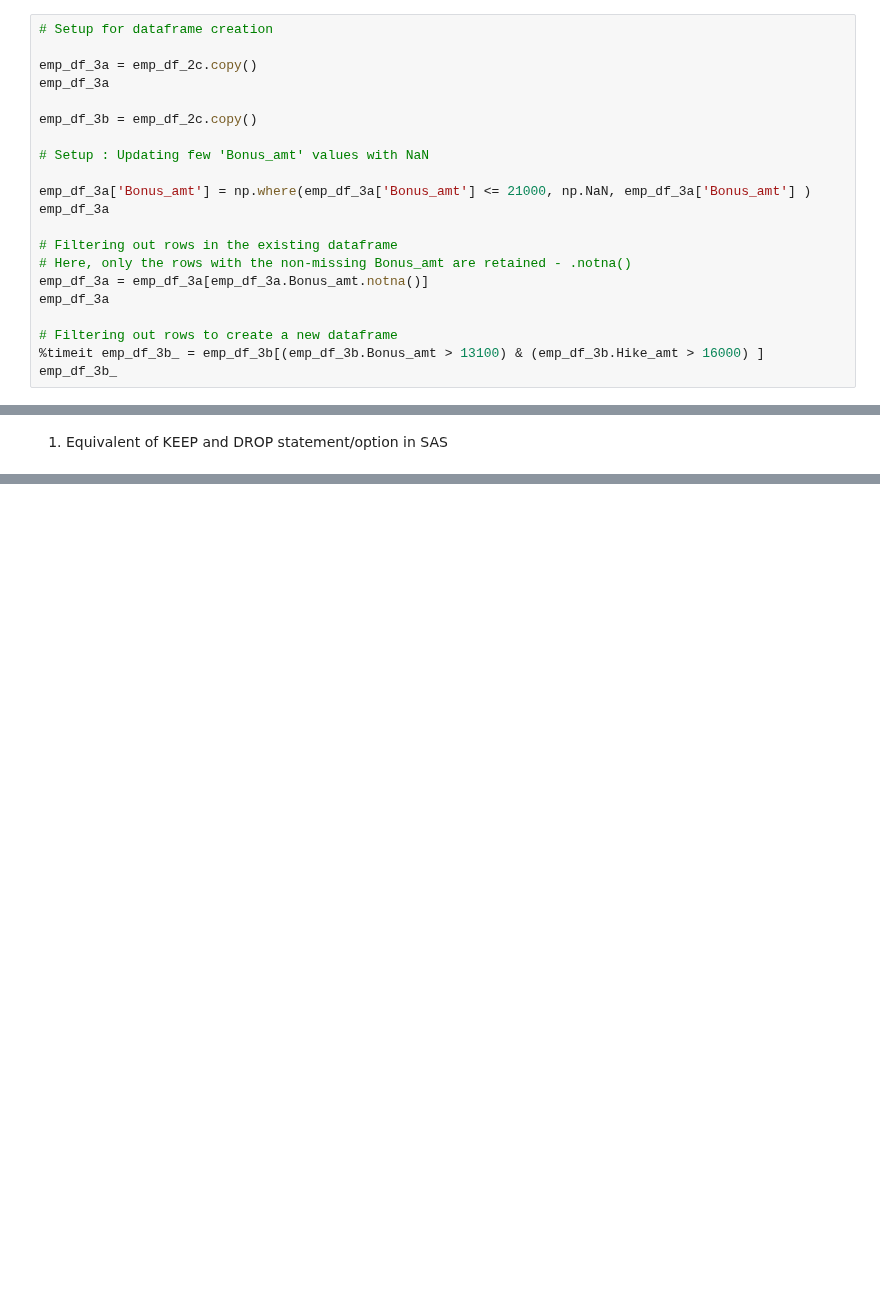
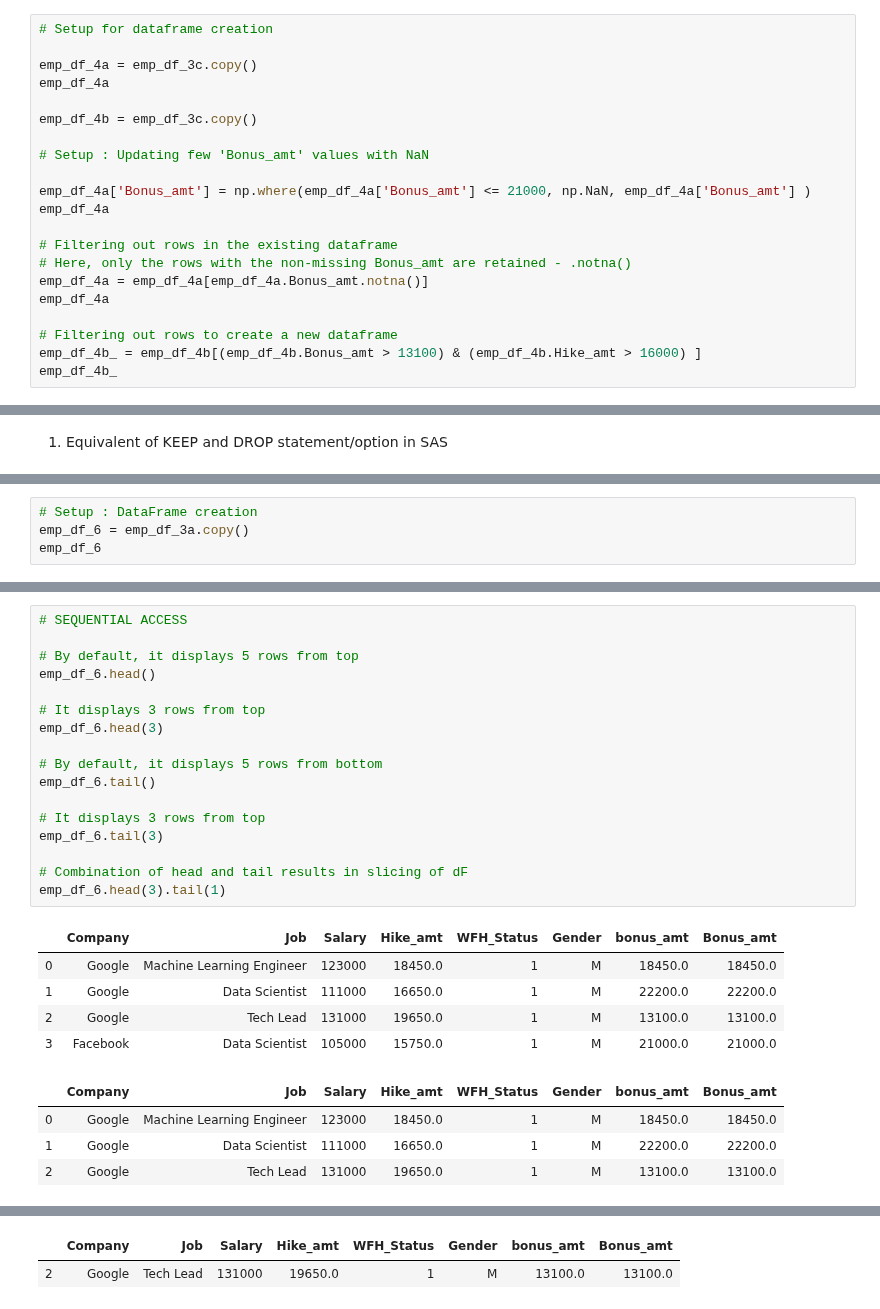
Before and after one commit to AbhishekKumar-0311/Machine-Learning-with-Python, a Jupyter notebook: Pandas/Learning_Pandas_Part_1.ipynb, the cells around one changed output, grey strips where cells are left out. Cells and saved outputs as stored; diff of their text form; blank space fills up the shorter version.

```diff
--- a/Pandas/Learning_Pandas_Part_1.ipynb
+++ b/Pandas/Learning_Pandas_Part_1.ipynb
@@ -416,24 +426,24 @@ filter_condition, something like df.A=='foo'
 # %%
 # Setup for dataframe creation
 
-emp_df_3a = emp_df_2c.copy()
-emp_df_3a
+emp_df_4a = emp_df_3c.copy()
+emp_df_4a
 
-emp_df_3b = emp_df_2c.copy()
+emp_df_4b = emp_df_3c.copy()
 
 # Setup : Updating few 'Bonus_amt' values with NaN
 
-emp_df_3a['Bonus_amt'] = np.where(emp_df_3a['Bonus_amt'] <= 21000, np.NaN, emp_df_3a['Bonus_amt'] )
-emp_df_3a
+emp_df_4a['Bonus_amt'] = np.where(emp_df_4a['Bonus_amt'] <= 21000, np.NaN, emp_df_4a['Bonus_amt'] )
+emp_df_4a
 
 # Filtering out rows in the existing dataframe
 # Here, only the rows with the non-missing Bonus_amt are retained - .notna()
-emp_df_3a = emp_df_3a[emp_df_3a.Bonus_amt.notna()]
-emp_df_3a
+emp_df_4a = emp_df_4a[emp_df_4a.Bonus_amt.notna()]
+emp_df_4a
 
 # Filtering out rows to create a new dataframe
-%timeit emp_df_3b_ = emp_df_3b[(emp_df_3b.Bonus_amt > 13100) & (emp_df_3b.Hike_amt > 16000) ]
-emp_df_3b_
+emp_df_4b_ = emp_df_4b[(emp_df_4b.Bonus_amt > 13100) & (emp_df_4b.Hike_amt > 16000) ]
+emp_df_4b_
 # %% [output]
 |  | Company | Job | Salary | Hike_amt | WFH_Status | Gender | Bonus_amt |
 | 0 | Google | Machine Learning Engineer | 123000 | 18450.0 | 1 | M | 18450.0 |
@@ -520,0 +822,4 @@ emp_df_2h1
+# %%
+# Setup : DataFrame creation
+emp_df_6 = emp_df_3a.copy()
+emp_df_6
@@ -520,0 +832,27 @@ emp_df_2h1
+# %%
+# SEQUENTIAL ACCESS
+
+# By default, it displays 5 rows from top
+emp_df_6.head()
+
+# It displays 3 rows from top
+emp_df_6.head(3)
+
+# By default, it displays 5 rows from bottom
+emp_df_6.tail()
+
+# It displays 3 rows from top
+emp_df_6.tail(3)
+
+# Combination of head and tail results in slicing of dF
+emp_df_6.head(3).tail(1)
+# %% [output]
+|  | Company | Job | Salary | Hike_amt | WFH_Status | Gender | bonus_amt | Bonus_amt |
+| 0 | Google | Machine Learning Engineer | 123000 | 18450.0 | 1 | M | 18450.0 | 18450.0 |
+| 1 | Google | Data Scientist | 111000 | 16650.0 | 1 | M | 22200.0 | 22200.0 |
+| 2 | Google | Tech Lead | 131000 | 19650.0 | 1 | M | 13100.0 | 13100.0 |
+| 3 | Facebook | Data Scientist | 105000 | 15750.0 | 1 | M | 21000.0 | 21000.0 |
+|  | Company | Job | Salary | Hike_amt | WFH_Status | Gender | bonus_amt | Bonus_amt |
+| 0 | Google | Machine Learning Engineer | 123000 | 18450.0 | 1 | M | 18450.0 | 18450.0 |
+| 1 | Google | Data Scientist | 111000 | 16650.0 | 1 | M | 22200.0 | 22200.0 |
+| 2 | Google | Tech Lead | 131000 | 19650.0 | 1 | M | 13100.0 | 13100.0 |
@@ -520,0 +868,2 @@ emp_df_2h1
+|  | Company | Job | Salary | Hike_amt | WFH_Status | Gender | bonus_amt | Bonus_amt |
+| 2 | Google | Tech Lead | 131000 | 19650.0 | 1 | M | 13100.0 | 13100.0 |
```
Also changed, not shown: parts of 37 cells of this notebook.
